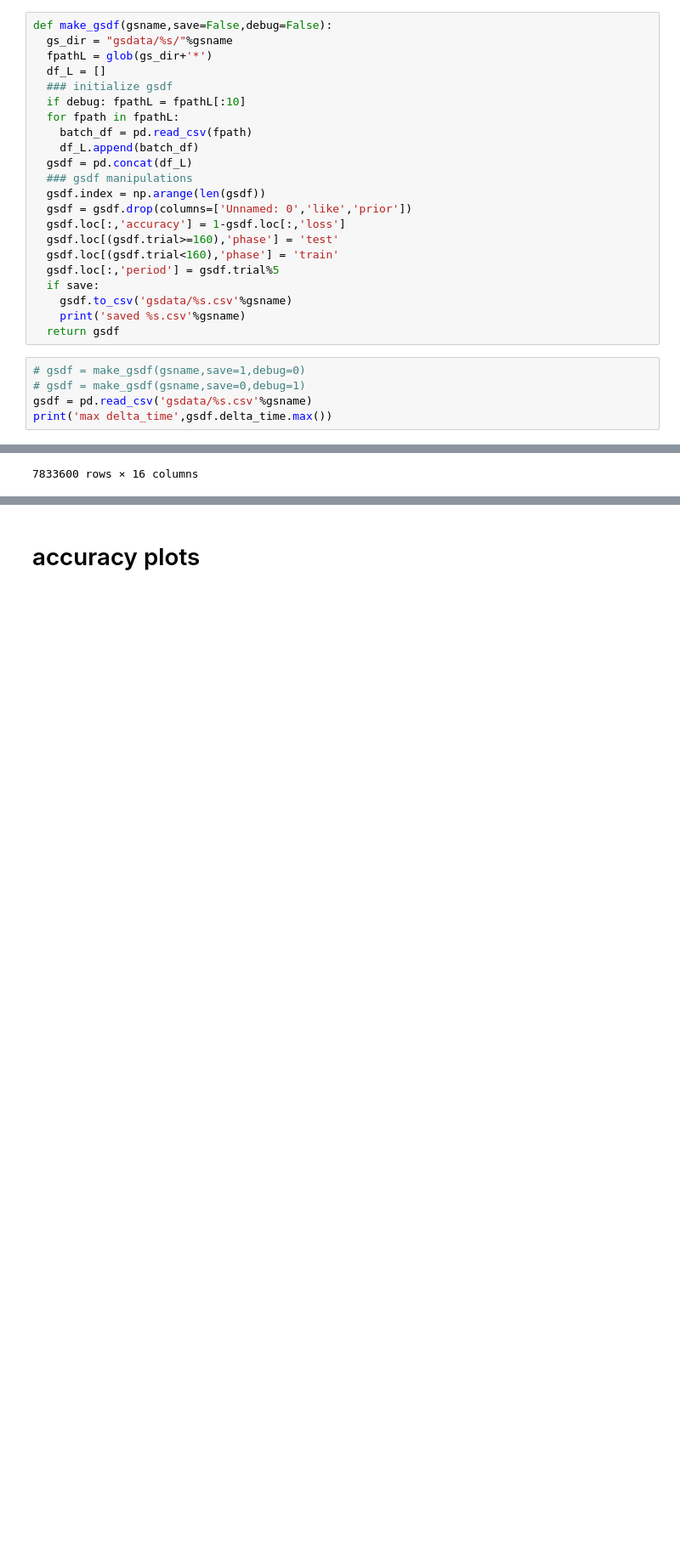
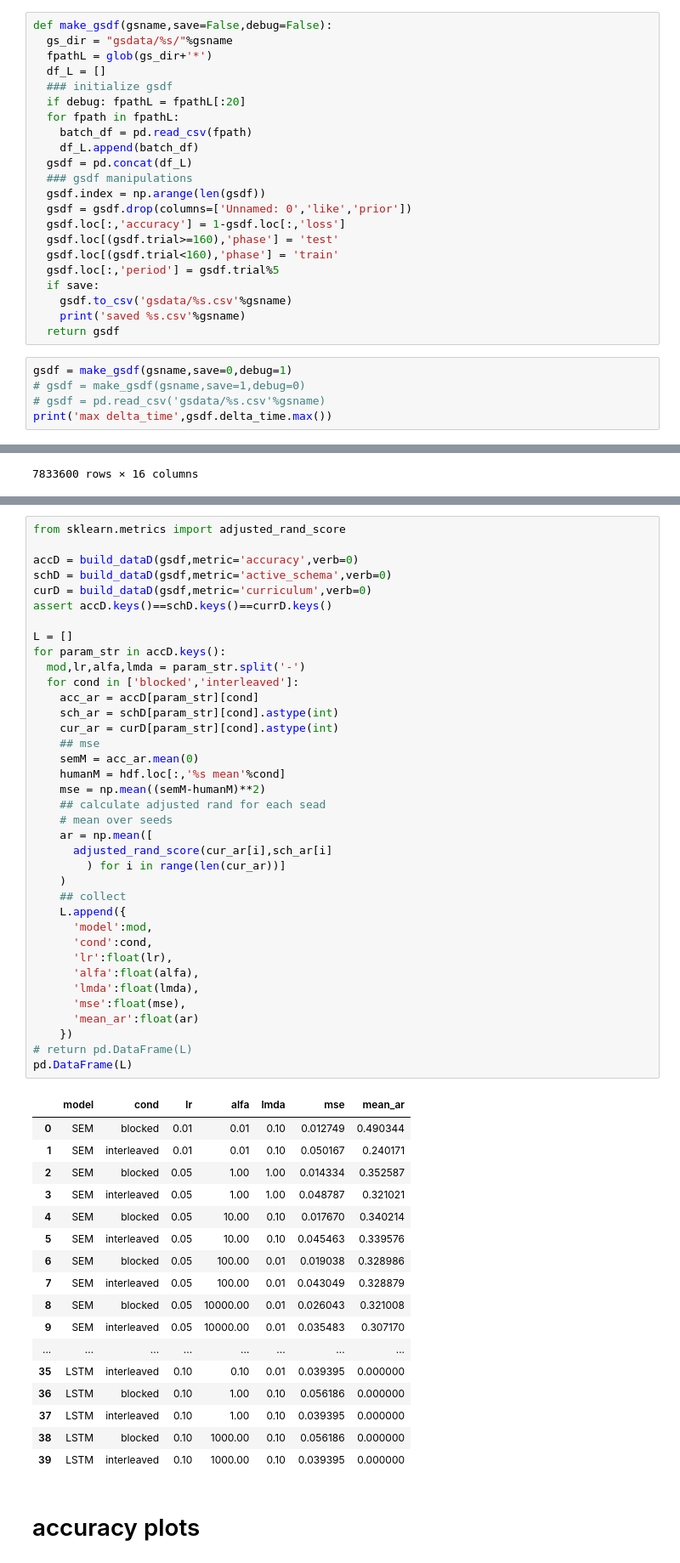
Before and after one commit to andrebeu/SEMCSW, a Jupyter notebook: NB-gs2_analysis.ipynb, the cells around one changed output, grey strips where cells are left out. Shown at 85% size. Drawn from its saved outputs; the diff is of its cells as text; blank space fills up the shorter version.

Commit message:
building metric df; contains mse and adjusted rand for each param

```diff
--- a/NB-gs2_analysis.ipynb
+++ b/NB-gs2_analysis.ipynb
@@ -26,7 +26,7 @@ def make_gsdf(gsname,save=False,debug=False):
   fpathL = glob(gs_dir+'*')
   df_L = []
   ### initialize gsdf
-  if debug: fpathL = fpathL[:10]
+  if debug: fpathL = fpathL[:20]
   for fpath in fpathL:
     batch_df = pd.read_csv(fpath)
     df_L.append(batch_df)
@@ -43,8 +43,8 @@ def make_gsdf(gsname,save=False,debug=False):
     print('saved %s.csv'%gsname)
   return gsdf
 # %%
+gsdf = make_gsdf(gsname,save=0,debug=1)
 # gsdf = make_gsdf(gsname,save=1,debug=0)
-# gsdf = make_gsdf(gsname,save=0,debug=1)
-gsdf = pd.read_csv('gsdata/%s.csv'%gsname)
+# gsdf = pd.read_csv('gsdata/%s.csv'%gsname)
 print('max delta_time',gsdf.delta_time.max())
 # %% [output]
@@ -94,3 +91,58 @@ schD = build_dataD(gsdf,metric='active_schema',verb=0)
+# %%
+from sklearn.metrics import adjusted_rand_score
+
+accD = build_dataD(gsdf,metric='accuracy',verb=0)
+schD = build_dataD(gsdf,metric='active_schema',verb=0)
+curD = build_dataD(gsdf,metric='curriculum',verb=0)
+assert accD.keys()==schD.keys()==currD.keys()
+
+L = []
+for param_str in accD.keys():
+  mod,lr,alfa,lmda = param_str.split('-')
+  for cond in ['blocked','interleaved']:
+    acc_ar = accD[param_str][cond]
+    sch_ar = schD[param_str][cond].astype(int)
+    cur_ar = curD[param_str][cond].astype(int)
+    ## mse
+    semM = acc_ar.mean(0)
+    humanM = hdf.loc[:,'%s mean'%cond]
+    mse = np.mean((semM-humanM)**2)
+    ## calculate adjusted rand for each sead
+    # mean over seeds
+    ar = np.mean([
+      adjusted_rand_score(cur_ar[i],sch_ar[i]
+        ) for i in range(len(cur_ar))]
+    )
+    ## collect
+    L.append({
+      'model':mod,
+      'cond':cond,
+      'lr':float(lr),
+      'alfa':float(alfa),
+      'lmda':float(lmda),
+      'mse':float(mse),
+      'mean_ar':float(ar)
+    })
+# return pd.DataFrame(L)
+pd.DataFrame(L)
+# %% [output]
+|  | model | cond | lr | alfa | lmda | mse | mean_ar |
+| 0 | SEM | blocked | 0.01 | 0.01 | 0.10 | 0.012749 | 0.490344 |
+| 1 | SEM | interleaved | 0.01 | 0.01 | 0.10 | 0.050167 | 0.240171 |
+| 2 | SEM | blocked | 0.05 | 1.00 | 1.00 | 0.014334 | 0.352587 |
+| 3 | SEM | interleaved | 0.05 | 1.00 | 1.00 | 0.048787 | 0.321021 |
+| 4 | SEM | blocked | 0.05 | 10.00 | 0.10 | 0.017670 | 0.340214 |
+| 5 | SEM | interleaved | 0.05 | 10.00 | 0.10 | 0.045463 | 0.339576 |
+| 6 | SEM | blocked | 0.05 | 100.00 | 0.01 | 0.019038 | 0.328986 |
+| 7 | SEM | interleaved | 0.05 | 100.00 | 0.01 | 0.043049 | 0.328879 |
+| 8 | SEM | blocked | 0.05 | 10000.00 | 0.01 | 0.026043 | 0.321008 |
+| 9 | SEM | interleaved | 0.05 | 10000.00 | 0.01 | 0.035483 | 0.307170 |
+| ... | ... | ... | ... | ... | ... | ... | ... |
+| 35 | LSTM | interleaved | 0.10 | 0.10 | 0.01 | 0.039395 | 0.000000 |
+| 36 | LSTM | blocked | 0.10 | 1.00 | 0.10 | 0.056186 | 0.000000 |
+| 37 | LSTM | interleaved | 0.10 | 1.00 | 0.10 | 0.039395 | 0.000000 |
+| 38 | LSTM | blocked | 0.10 | 1000.00 | 0.10 | 0.056186 | 0.000000 |
+| 39 | LSTM | interleaved | 0.10 | 1000.00 | 0.10 | 0.039395 | 0.000000 |
 # %% [markdown]
 # accuracy plots
 # %%
```
Also changed, not shown: parts of 3 cells of this notebook.
